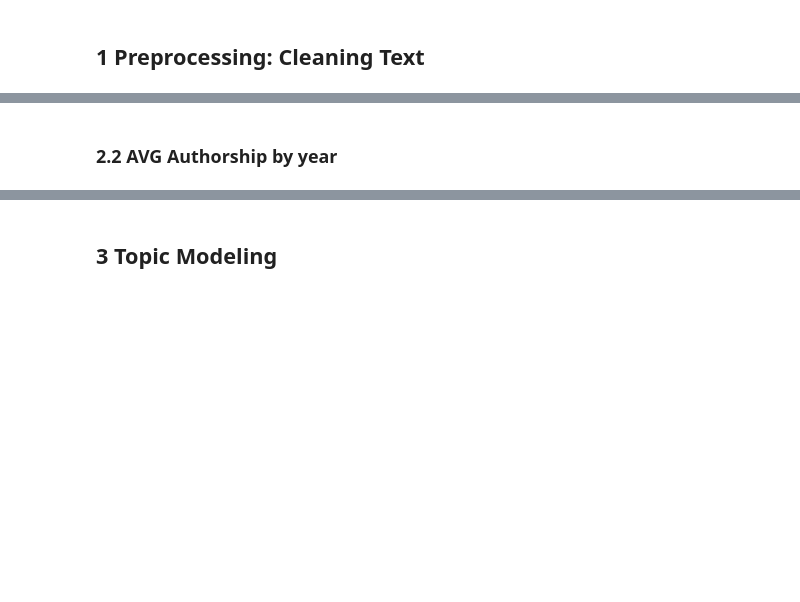
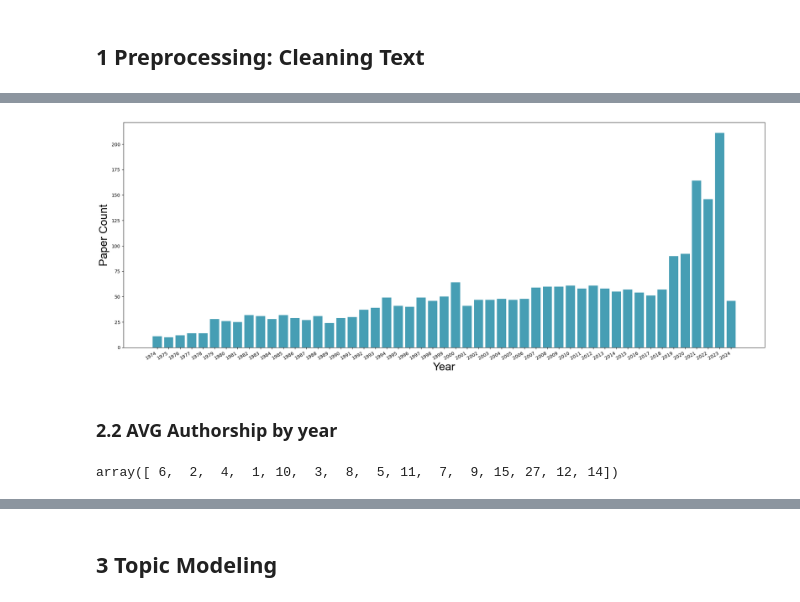
Before and after one commit to njiang8/EPB_editorial, a Jupyter notebook: epb_abs_topicmodeling.ipynb, the cells around one changed output, grey strips where cells are left out. Cells and saved outputs as stored; diff of their text form; code cells hidden in the pictures; blank space fills up the shorter version.

```diff
--- a/epb_abs_topicmodeling.ipynb
+++ b/epb_abs_topicmodeling.ipynb
@@ -161,9 +78,9 @@ def __pre_process__(data, stopword):
 # %%
 full_df['Abstract Note'] = full_df['Abstract Note'].astype(str)
-full_df['abstract'] = preprocess(full_df['Abstract Note'])
-full_df['abstract'] = full_df['abstract'].apply(lambda x: remove_plurals(x))
+full_df['abstract'] = __general_preprocess__(full_df['Abstract Note'])
+full_df['abstract'] = full_df['abstract'].apply(lambda x: __remove_plurals__(x))
 #full_df['abstract'] = remove_stopwords(full_df['abstract'], epb_stop_words)
-full_df['abstract'] = remove_stopwords(full_df['abstract'], regular_stop_words)
-full_freq = __get_word_freq(full_df['abstract'])
+full_df['abstract'] = __remove_stopwords__(full_df['abstract'], regular_stop_words)
+full_freq = __get_word_freq__(full_df['abstract'])
 # %%
 full_freq
@@ -177,4 +134,5 @@ full_freq
 full_df['Publication Year'] = full_df['Publication Year'].astype(int)
 full_df['amount'] = 1
 # %%
-df = full_df.loc[:, ["Publication Year", "amount"]]
+count_df = full_df.loc[:, ["Publication Year", "amount"]]
+count_df.head()
@@ -206,3 +146,3 @@ def DisplayNewsYearly(data):
 # %%
-yearcount = df.groupby(by=["Publication Year"]).sum().reset_index()
+yearcount = count_df.groupby(by=["Publication Year"]).sum().reset_index()
 yearcount.loc[:, ['Publication Year', 'amount']].head()
@@ -209,4 +156,6 @@ yearcount.loc[:, ['Publication Year', 'amount']].head()
 # %%
-DisplayNewsYearly(yearcount.loc[:, ['Publication Year', 'amount']])
+__display_paper_yearly__(yearcount.loc[:, ['Publication Year', 'amount']])
+# %% [output]
+[figure, added]
 # %% [markdown]
 ### 2.2 AVG Authorship by year
@@ -212,0 +165,5 @@ DisplayNewsYearly(yearcount.loc[:, ['Publication Year', 'amount']])
+# %%
+full_df['a_amount'] = full_df['Author'].apply(lambda x: __count_authors__(x))
+full_df['a_amount'].unique()
+# %% [output]
+array([ 6,  2,  4,  1, 10,  3,  8,  5, 11,  7,  9, 15, 27, 12, 14])
```
Also changed, not shown: parts of 44 cells of this notebook, 5 other files.
